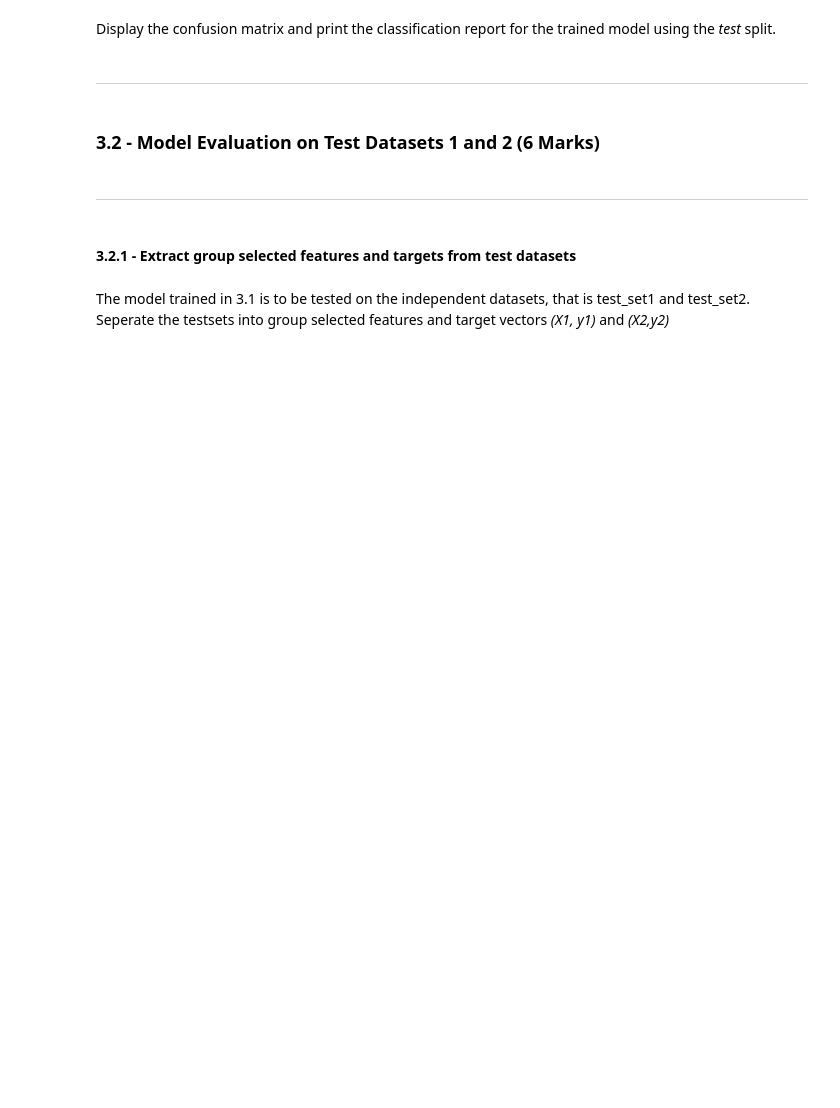
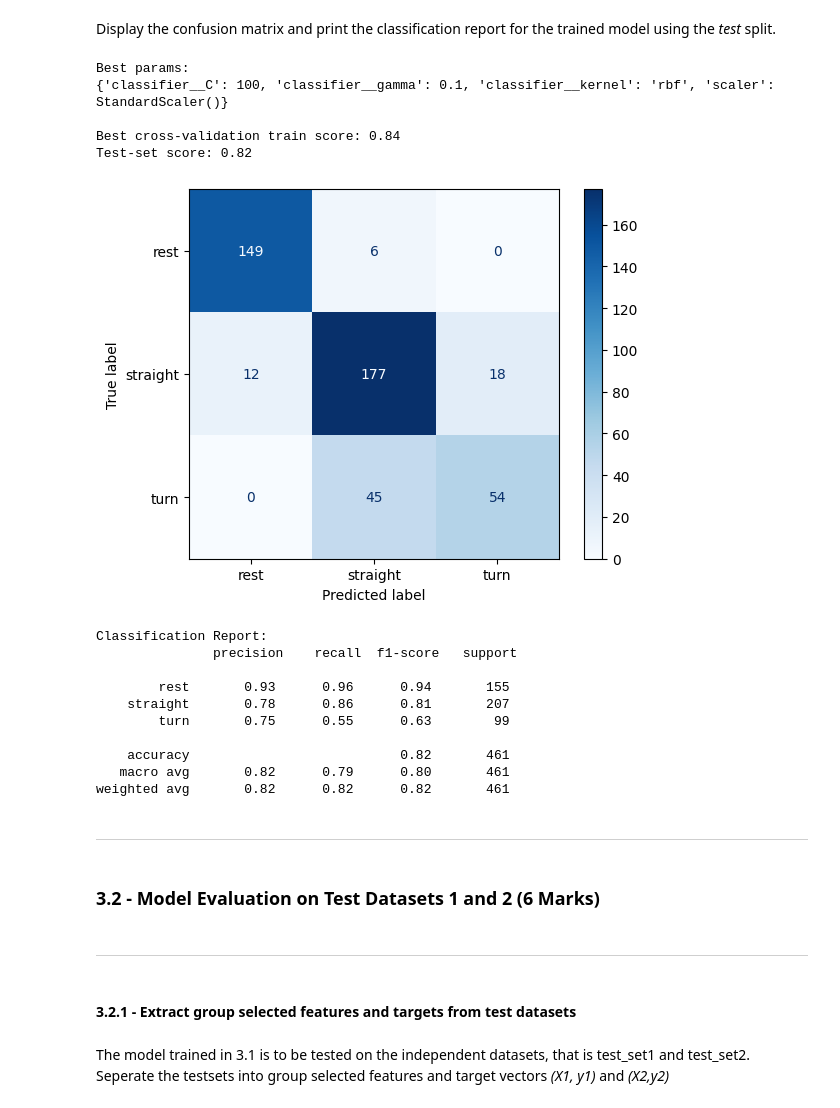
Before and after one commit to SamarthUPathak/engg680_2024_fall, a Jupyter notebook: Assignment_4/Assignment 4.ipynb, the cells around one changed output. Saved outputs shown, nothing was run; the diff lists cells and outputs as text; code cells hidden in the pictures; blank space fills up the shorter version.

Commit message:
Completing Part 2 and Part 4 of Lab Assignment 4.

```diff
--- a/Assignment_4/Assignment 4.ipynb
+++ b/Assignment_4/Assignment 4.ipynb
@@ -624,0 +914,14 @@ X.head(2)
+# %%
+import pandas as pd
+
+# Load the dataset
+data = pd.read_csv('/content/drive/MyDrive/engg680_2024_fall/Assignment_4/UrbanNav-HK_Whampoa-20210521_sensors.csv')
+
+# List of selected features
+selected_features = ['ax_var', 'az_min', 'gy_max', 'gz_var', 'a_sum']
+
+# Filter the dataset to include only the selected features
+X = data[selected_features]
+
+# Display the first 2 rows of X
+print(X.head(2))
@@ -625,3 +932,6 @@ X.head(2)
 # %%
 # TODO - Load motion_state column (target vector) into y
-# y =
+y = data['motion_state']
+
+# Display the first 2 rows of y
+print(y.head(2))
@@ -657,3 +1009,64 @@ Display the confusion matrix and print the classification report for the trained
+# %%
+# TODO - Display confusion matrix and print classification report
+import pandas as pd
+from sklearn.pipeline import Pipeline
+from sklearn.model_selection import train_test_split
+from sklearn.svm import SVC
+from sklearn.preprocessing import StandardScaler, RobustScaler
+from sklearn.model_selection import GridSearchCV
+from sklearn.metrics import classification_report, confusion_matrix, ConfusionMatrixDisplay
+import matplotlib.pyplot as plt
+
+# Perform train/test split with 30% of data for testing, using stratification and random_state=42
+X_train, X_test, y_train, y_test = train_test_split(X, y, test_size=0.3, random_state=42, stratify=y)
+
+# Initialize Pipeline with StandardScaler and SVC
+pipe = Pipeline(steps=[('scaler', StandardScaler()), ('classifier', SVC())])
+
+# Define the grid search configuration
+param_grid = {
+    'scaler': [StandardScaler(), RobustScaler(), None],
+    'classifier__C': [0.01, 0.1, 1, 10, 100],
+    'classifier__gamma': [0.001, 0.01, 0.1, 1],
+    'classifier__kernel': ['rbf']
+}
+
+# Perform the grid search to train model and tune hyperparameters
+grid = GridSearchCV(pipe, param_grid, cv=5, scoring='accuracy', return_train_score=True)
+grid.fit(X_train, y_train)
+
+# Print the results from the grid search
+print("Best params:\n{}\n".format(grid.best_params_))
+print("Best cross-validation train score: {:.2f}".format(grid.best_score_))
+print("Test-set score: {:.2f}".format(grid.score(X_test, y_test)))
+
+# Make predictions using the best model
+y_pred = grid.predict(X_test)
+
+# Display confusion matrix and print classification report
+cm = confusion_matrix(y_test, y_pred)
+disp = ConfusionMatrixDisplay(confusion_matrix=cm, display_labels=grid.classes_)
+disp.plot(cmap=plt.cm.Blues)
+plt.show()
+
+print("Classification Report:\n", classification_report(y_test, y_pred))
+# %% [output]
+Best params:
+{'classifier__C': 100, 'classifier__gamma': 0.1, 'classifier__kernel': 'rbf', 'scaler': StandardScaler()}
+
+Best cross-validation train score: 0.84
+Test-set score: 0.82
+[figure, added]
+Classification Report:
+               precision    recall  f1-score   support
+
+        rest       0.93      0.96      0.94       155
+    straight       0.78      0.86      0.81       207
+        turn       0.75      0.55      0.63        99
+
+    accuracy                           0.82       461
+   macro avg       0.82      0.79      0.80       461
+weighted avg       0.82      0.82      0.82       461
 # %% [markdown]
 ___
 # %% [markdown]
```
Also changed, not shown: parts of 39 cells of this notebook.
